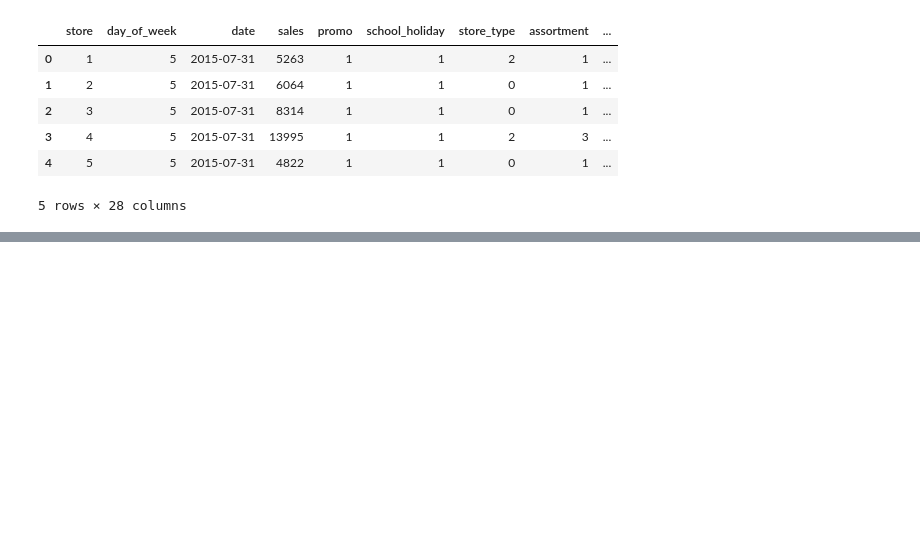
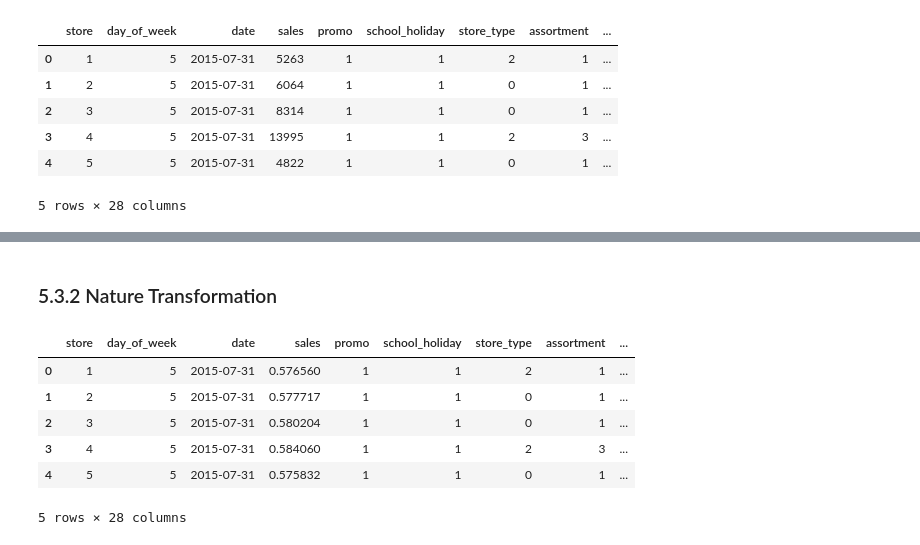
Before and after one commit to adeassisvieira/rossman-store-sales-project, a Jupyter notebook: store_sales_prediction_03.ipynb, the cells around one changed output, grey strips where cells are left out. Cells and saved outputs as stored; diff of their text form; code cells hidden in the pictures; blank space fills up the shorter version.

```diff
--- a/store_sales_prediction_03.ipynb
+++ b/store_sales_prediction_03.ipynb
@@ -839,0 +845,12 @@ df5.head()
+# %% [markdown]
+### 5.3.2 Nature Transformation
+# %%
+df5.head()
+# %% [output]
+|  | store | day_of_week | date | sales | promo | school_holiday | store_type | assortment | ... |
+| 0 | 1 | 5 | 2015-07-31 | 0.576560 | 1 | 1 | 2 | 1 | ... |
+| 1 | 2 | 5 | 2015-07-31 | 0.577717 | 1 | 1 | 0 | 1 | ... |
+| 2 | 3 | 5 | 2015-07-31 | 0.580204 | 1 | 1 | 0 | 1 | ... |
+| 3 | 4 | 5 | 2015-07-31 | 0.584060 | 1 | 1 | 2 | 3 | ... |
+| 4 | 5 | 5 | 2015-07-31 | 0.575832 | 1 | 1 | 0 | 1 | ... |
+5 rows × 28 columns
```
Also changed, not shown: parts of 5 cells of this notebook.
